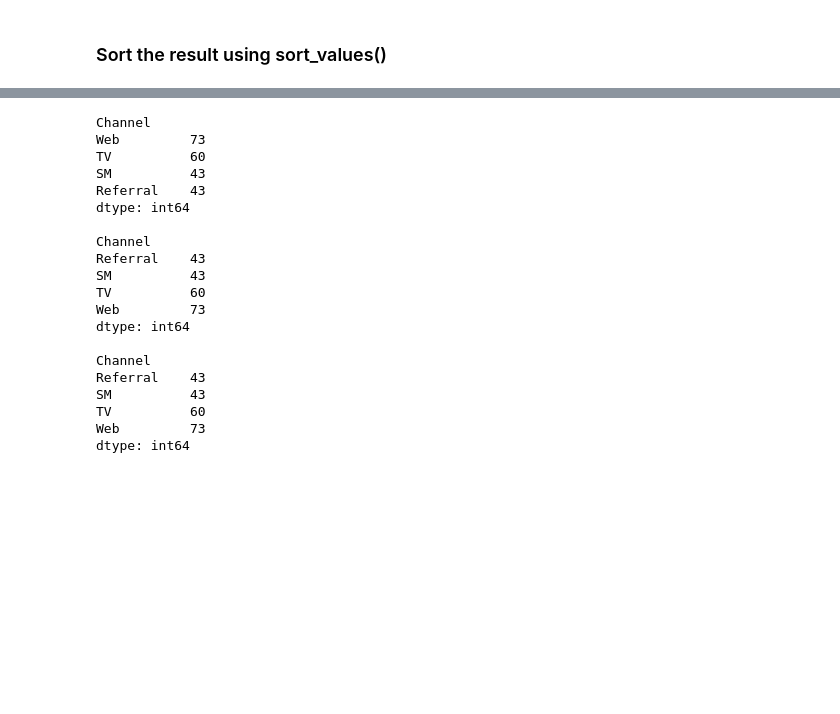
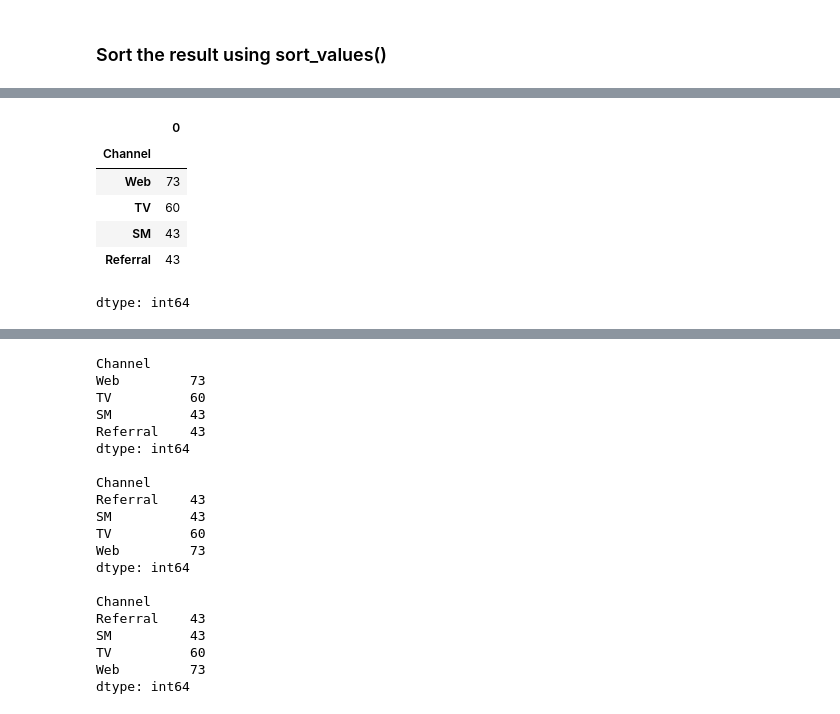
Before and after one commit to clearmindlearn/IST4520-Fall-2026, a Jupyter notebook: Python-Code/Pandas-Data-Manage/Pandas-GroupBy.ipynb, the cells around one changed output, grey strips where cells are left out. Cells and saved outputs as stored; diff of their text form; code cells hidden in the pictures; blank space fills up the shorter version.

```diff
--- a/Python-Code/Pandas-Data-Manage/Pandas-GroupBy.ipynb
+++ b/Python-Code/Pandas-Data-Manage/Pandas-GroupBy.ipynb
@@ -157,0 +168,10 @@ df.groupby("Sex")["Spending2021"].agg(["count", "mean", "min", "max"])
+# %%
+df.groupby("Channel").size().sort_values(ascending = False)
+# %% [output]
+|  | 0 |
+| Channel |  |
+| Web | 73 |
+| TV | 60 |
+| SM | 43 |
+| Referral | 43 |
+dtype: int64
```
Also changed, not shown: parts of 2 cells of this notebook, 6 other files.
